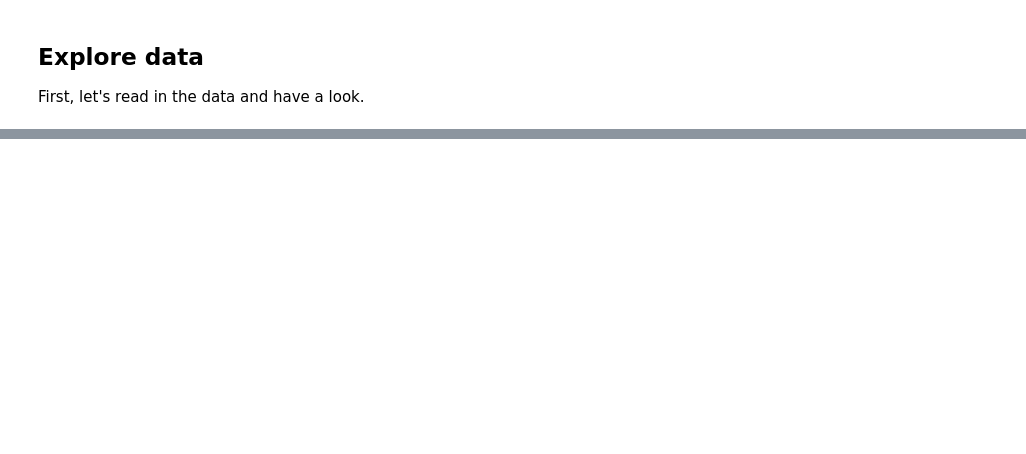
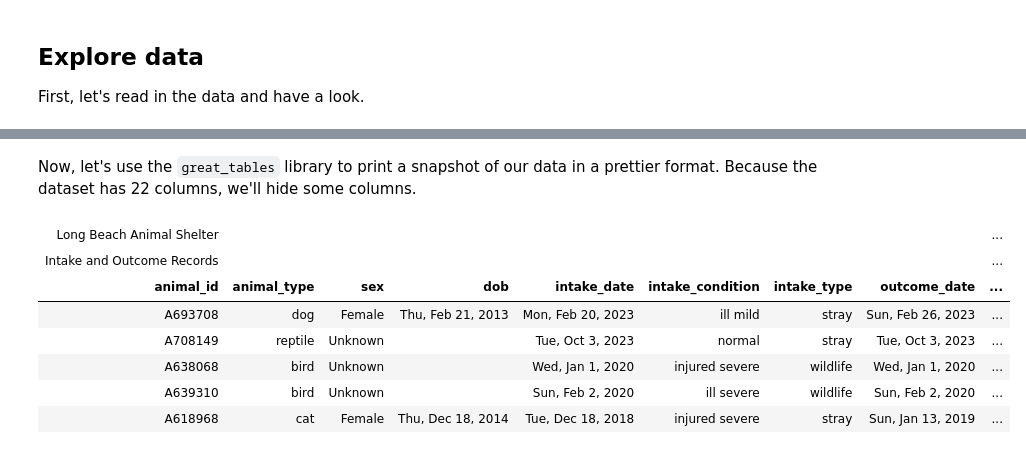
Before and after one commit to kylieainslie/pydy-tuesday, a Jupyter notebook: pt_2025-03-04.ipynb, the cells around one changed output, grey strips where cells are left out. Saved outputs shown, nothing was run; the diff lists cells and outputs as text; code cells hidden in the pictures; blank space fills up the shorter version.

Commit message:
print snapshot of data using GT

```diff
--- a/pt_2025-03-04.ipynb
+++ b/pt_2025-03-04.ipynb
@@ -34,0 +59,20 @@ print(df.head())
+# %% [markdown]
+Now, let's use the `great_tables` library to print a snapshot of our data in a prettier format. Because the dataset has 22 columns, we'll hide some columns.
+# %%
+from great_tables import GT
+
+(
+    GT(df.head())
+    .tab_header(title="Long Beach Animal Shelter", subtitle="Intake and Outcome Records")
+    .fmt_date(columns=["dob","intake_date", "outcome_date"], date_style="wd_m_day_year")
+    .cols_hide(columns=["animal_name","primary_color", "secondary_color", "intake_subtype", "reason_for_intake", "crossing", "jurisdiction", "latitude", "longitude", "outcome_is_dead", "was_outcome_alive", "geopoint"])
+)
+# %% [output]
+| Long Beach Animal Shelter |  |  |  |  |  |  |  | ... |
+| Intake and Outcome Records |  |  |  |  |  |  |  | ... |
+| animal_id | animal_type | sex | dob | intake_date | intake_condition | intake_type | outcome_date | ... |
+| A693708 | dog | Female | Thu, Feb 21, 2013 | Mon, Feb 20, 2023 | ill mild | stray | Sun, Feb 26, 2023 | ... |
+| A708149 | reptile | Unknown |  | Tue, Oct 3, 2023 | normal | stray | Tue, Oct 3, 2023 | ... |
+| A638068 | bird | Unknown |  | Wed, Jan 1, 2020 | injured severe | wildlife | Wed, Jan 1, 2020 | ... |
+| A639310 | bird | Unknown |  | Sun, Feb 2, 2020 | ill severe | wildlife | Sun, Feb 2, 2020 | ... |
+| A618968 | cat | Female | Thu, Dec 18, 2014 | Tue, Dec 18, 2018 | injured severe | stray | Sun, Jan 13, 2019 | ... |
```
Also changed, not shown: parts of 2 cells of this notebook.
